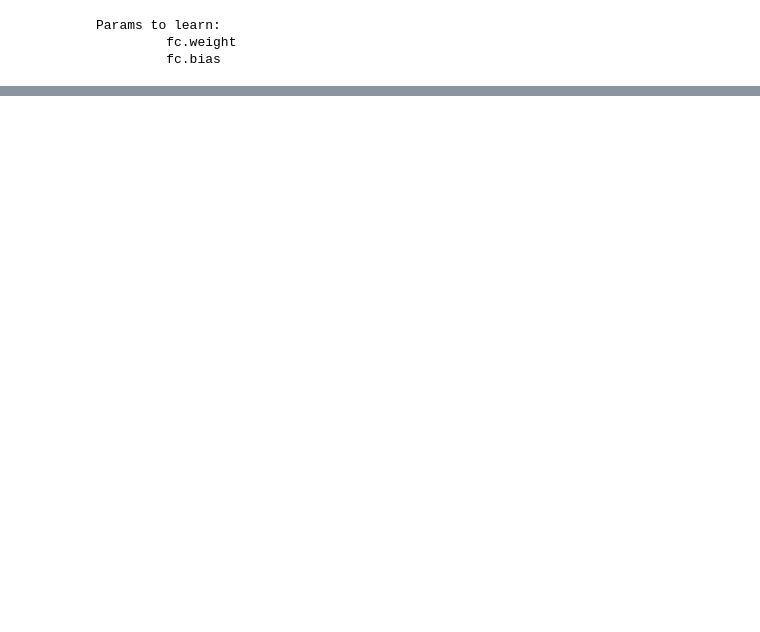
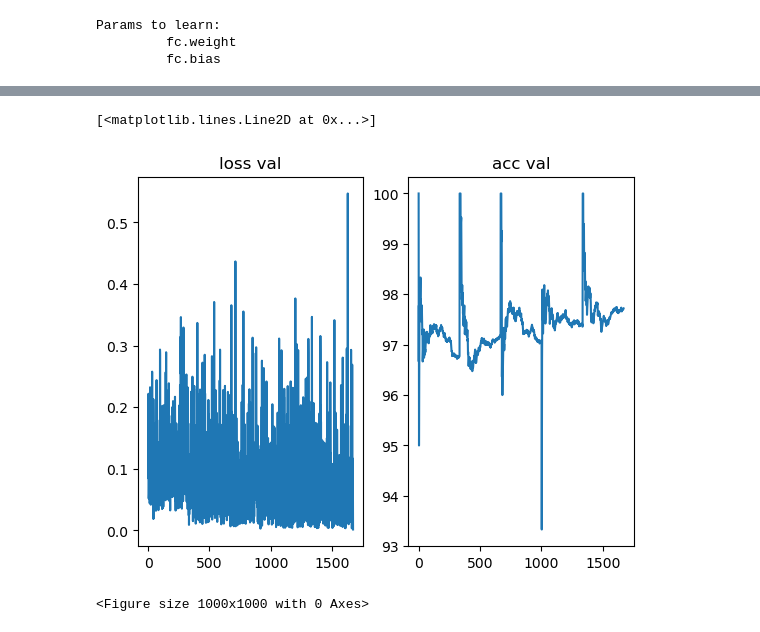
Before and after one commit to filnow/ML-UAM-22, a Jupyter notebook: models/serious-cats-dogs.ipynb, the cells around one changed output, grey strips where cells are left out. Saved outputs shown, nothing was run; the diff lists cells and outputs as text; code cells hidden in the pictures; blank space fills up the shorter version.

```diff
--- a/models/serious-cats-dogs.ipynb
+++ b/models/serious-cats-dogs.ipynb
@@ -20,7 +20,7 @@ print(device)
 %matplotlib inline
 
 # Hyper-parameters
-EPOCHS = 10
+EPOCHS = 5
 BATCH_SIZE = 15
 LEARNING_RATE = 0.001
 NUM_CLASSES = 2
@@ -30,10 +30,10 @@ cpu
 # %%
 #NOTE: Linux path
-train_path = '/home/filnow/Desktop/data/train'
-test_path = '/home/filnow/Desktop/data/test'
+#train_path = '/home/filnow/Desktop/data/train'
+#test_path = '/home/filnow/Desktop/data/test'
 #NOTE: Windows path
-# train_path = r'C:\Users\versi\OneDrive\Pulpit\dogs-vs-cats\train\train'
-# test_path = r'C:\Users\versi\OneDrive\Pulpit\dogs-vs-cats\test\test1'
+train_path = r'C:\Users\versi\OneDrive\Pulpit\dogs-vs-cats\train\train'
+test_path = r'C:\Users\versi\OneDrive\Pulpit\dogs-vs-cats\test\test1'
 
 imgs = os.listdir(train_path)
 imgs_test = os.listdir(test_path)
@@ -111,7 +111,7 @@ def set_parameter_requires_grad(model, feature_extracting):
         for param in model.parameters():
             param.requires_grad = False
 # %%
-model = torchvision.models.resnet18(pretrained=True)
+model = torchvision.models.resnet18(weights=torchvision.models.ResNet18_Weights.IMAGENET1K_V1)
 
 set_parameter_requires_grad(model, True)
 
@@ -137,6 +137,9 @@ optimizer = optim.Adam(params_to_update, lr = 1e-4, eps = 1e-6)
 criterion = nn.CrossEntropyLoss()
 
 total_step = len(train_loader)
+
+losses_val = []
+acc_val = []
 
 for epoch in range(EPOCHS):
     model.train()
@@ -161,11 +164,13 @@ for epoch in range(EPOCHS):
             outputs = model(images)
 
             val_loss = criterion(outputs, labels)
+            losses_val.append(val_loss.item())
 
             _, predicted = torch.max(outputs.data, 1)
             total += labels.size(0)
             correct += (predicted == labels).sum().item()
 
             accuracy = 100 * correct / total
+            acc_val.append(accuracy)
 
         print(f'For epoch {epoch+1}:\nVal_loss: {val_loss.item():.4f}\nLoss: {loss.item():.4f}\nAccuracy: {accuracy:.2f}% ')
@@ -172,3 +198,15 @@ for epoch in range(EPOCHS):
+# %%
+#Plot loss and accuracy of val dataset
+fig, (ax1, ax2) = plt.subplots(1, 2)
+plt.figure(figsize=(10,10))
+ax1.plot(losses_val)
+ax1.set_title('loss val')
+ax2.set_title('acc val')
+ax2.plot(acc_val)
+# %% [output]
+[<matplotlib.lines.Line2D at 0x...>]
+[figure, added]
+<Figure size 1000x1000 with 0 Axes>
 # %%
 #Test on some images from test set
 model.eval()
```
Also changed, not shown: parts of 4 cells of this notebook.
